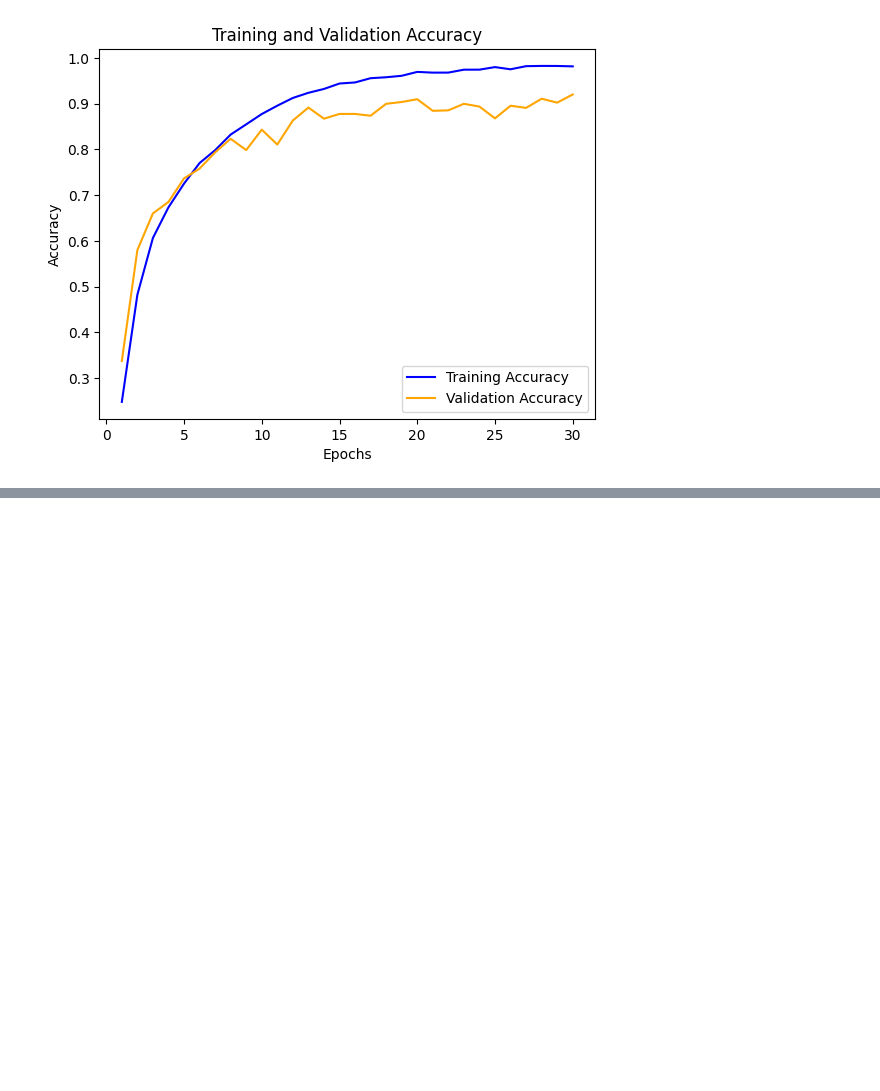
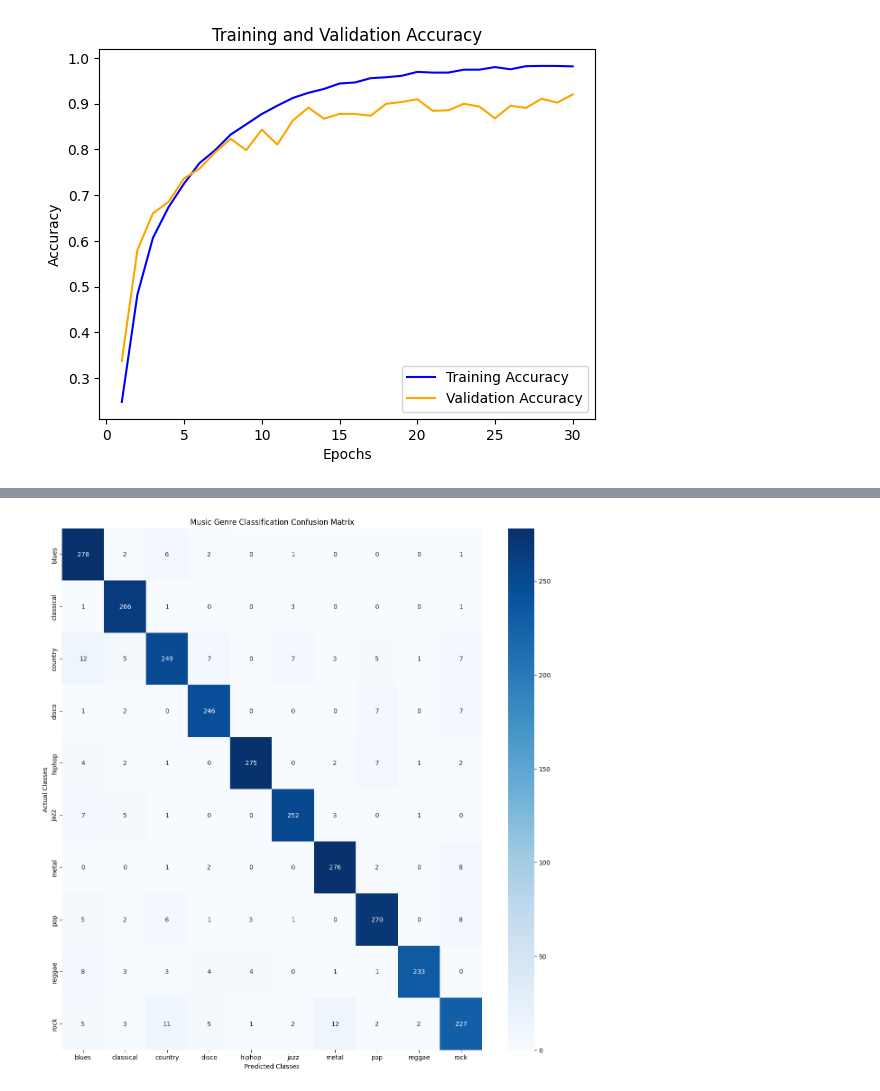
Before and after one commit to CongDuc-17/Music-Genre-Classification-System, a Jupyter notebook: AI/Training.ipynb, the cells around one changed output, grey strips where cells are left out. Cells and saved outputs as stored; diff of their text form; code cells hidden in the pictures; blank space fills up the shorter version.

```diff
--- a/AI/Training.ipynb
+++ b/AI/Training.ipynb
@@ -365,0 +415,3 @@ plt.show()
+# %%
+y_pred=model.predict(X_test)
+y_pred
@@ -365,0 +437,3 @@ plt.show()
+# %%
+predicted_categories=np.argmax(y_pred, axis=1)
+predicted_categories
@@ -365,0 +452,3 @@ plt.show()
+# %%
+true_categories=np.argmax(y_test, axis=1)
+true_categories
@@ -365,0 +470,8 @@ plt.show()
+# %%
+from sklearn.metrics import confusion_matrix, classification_report
+cnn=confusion_matrix(true_categories, predicted_categories)
+# Precision, Recall, F1-score
+report=classification_report(true_categories, predicted_categories, target_names=classes)
+
+print("\nClassification Report:")
+print(report)
@@ -365,0 +510,11 @@ plt.show()
+# %%
+import seaborn as sns
+import matplotlib.pyplot as plt
+plt.figure(figsize=(15,15))
+sns.heatmap(cnn, annot=True, fmt='d', cmap='Blues', xticklabels=classes, yticklabels=classes)
+plt.xlabel('Predicted Classes')
+plt.ylabel('Actual Classes')
+plt.title('Music Genre Classification Confusion Matrix')
+plt.show()
+# %% [output]
+[figure, added]
```
Also changed, not shown: parts of 18 cells of this notebook, 13 other files.
